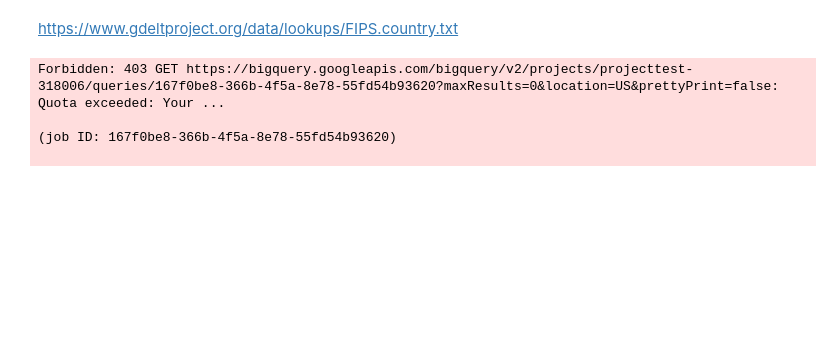
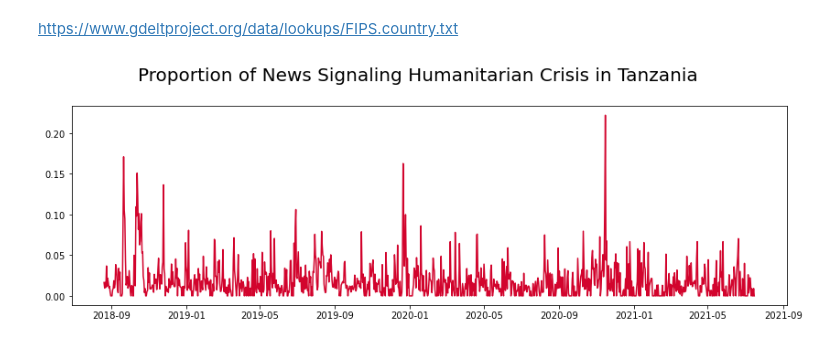
Before and after one commit to MekdiYilma/HumanitarianCrisisPrediction, a Jupyter notebook: notebooks/final_model.ipynb, the cells around one changed output. Saved outputs shown, nothing was run; the diff lists cells and outputs as text; code cells hidden in the pictures; blank space fills up the shorter version.

```diff
--- a/notebooks/final_model.ipynb
+++ b/notebooks/final_model.ipynb
@@ -43,7 +43,7 @@ class HumanitarianCrisisModel:
     def run_query(self):
 
         credentials = service_account.Credentials.from_service_account_file(
-            '../keys/projecttest-318006-34f075e5bede.json', scopes=["https://www.googleapis.com/auth/cloud-platform"],
+            '../keys/graphic-charter-320020-b542ced38875.json', scopes=["https://www.googleapis.com/auth/cloud-platform"],
         )
 
         client = bigquery.Client(credentials=credentials, project=credentials.project_id)
@@ -233,23 +233,33 @@ class HumanitarianCrisisModel:
         end=len(self.humanitarian_crisis_ts)
 
         pred = self.arima_model.predict(start=1, end=end+end_frequency)
-        if pred.index[0] == 1:
+        if pred.index[0] in [0,1]:
             pred = self.arima_model.predict()
 
         plt.figure(figsize=(14,4))
         plt.plot(self.humanitarian_crisis_ts, color='#D2042D', label='original')
-        plt.plot(pred, color='#0092F4', label='forecasted')
+        plt.plot(np.abs(pred), color='#0092F4', label='forecasted')
         plt.figtext(.5,.9,f'Humanitarian Crisis Forecast on {self.country_name}\n', fontsize=20, ha='center')
         plt.legend()
-        self.arima_model.plot_predict(start=1, end=end+end_frequency)
+
+    def predict_with_ci(self, end_frequency=30):
+
+        fig, ax = plt.subplots(figsize=(14,4))
+
+        end=len(self.humanitarian_crisis_ts)
+        pred = self.arima_model.predict(start=1, end=end+end_frequency)
+
+        if pred.index[0] in [0,1]:
+            self.arima_model.plot_predict(ax=ax)
+        else:
+            self.arima_model.plot_predict(end=end+end_frequency, ax=ax)
+
+        plt.figtext(.5,.9,f'Humanitarian Crisis Forecast on {self.country_name}\n', fontsize=20, ha='center')
 # %%
-new_model  = HumanitarianCrisisModel(country_code='YM', frequency='d', event_count=500000)
+new_model  = HumanitarianCrisisModel(country_code='TZ', frequency='d', event_count=200000)
 new_model.plot_original_data()
 # %% [output]
-Forbidden: 403 GET https://bigquery.googleapis.com/bigquery/v2/projects/projecttest-318006/queries/167f0be8-366b-4f5a-8e78-55fd54b93620?maxResults=0&location=US&prettyPrint=false: Quota exceeded: Your ...
-
-(job ID: 167f0be8-366b-4f5a-8e78-55fd54b93620)
-
+[figure, added]
 # %%
 ts = new_model.humanitarian_crisis_ts
 new_model.stationarity_test(ts=ts, window=30, title='Stationarity Test on Original Data')
```
Also changed, not shown: parts of 10 cells of this notebook.
